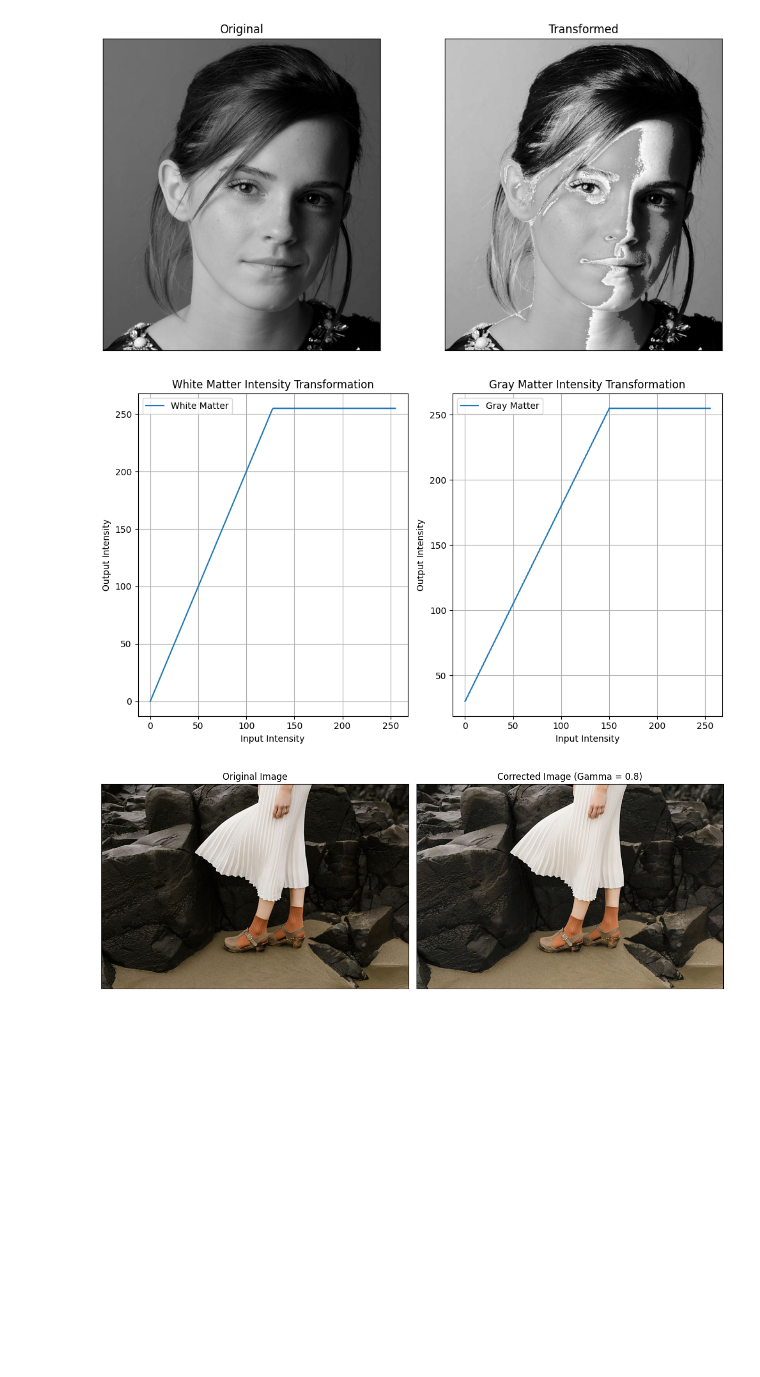
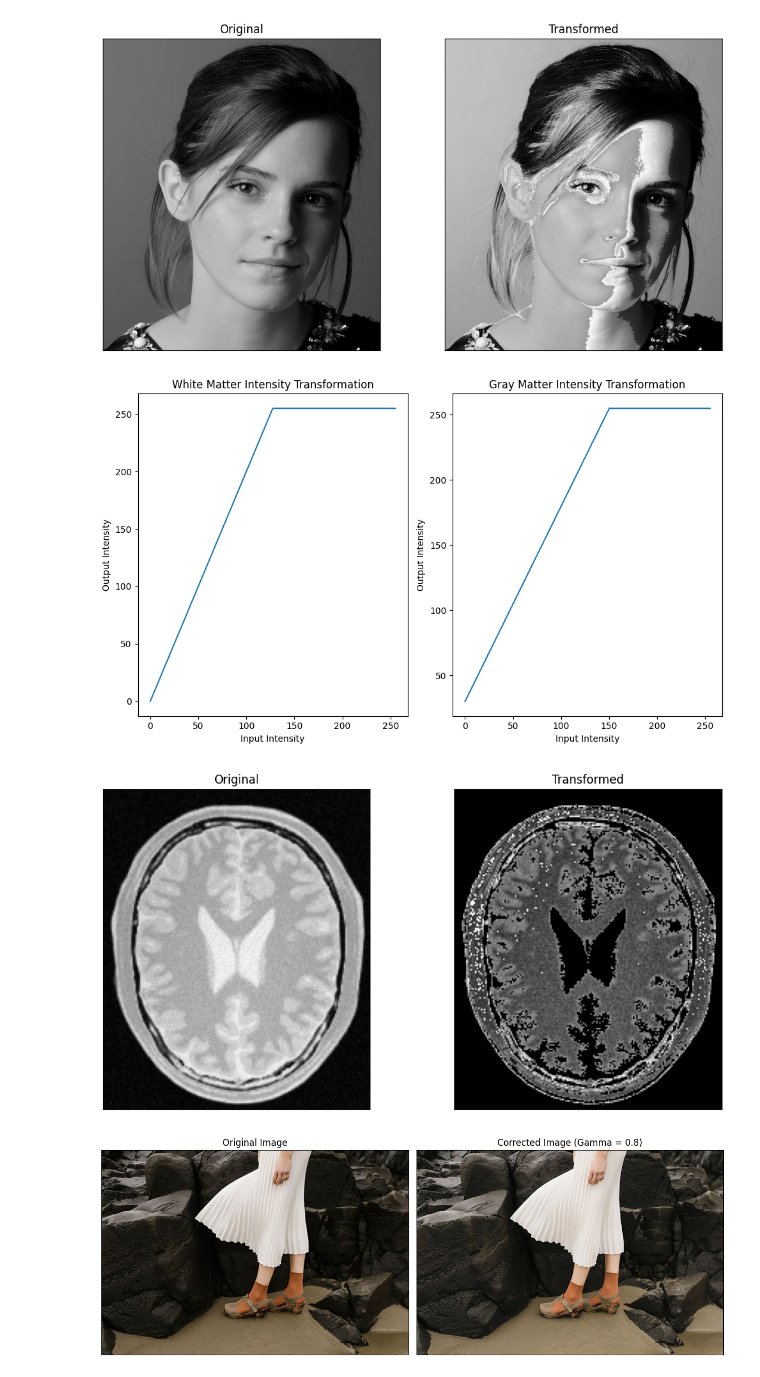
Before and after one commit to Chamod-Kavinda/Image-Processing-and-Machine-Vision, a Jupyter notebook: Assignment_01/Assignment_01.ipynb, the cells around one changed output. Cells and saved outputs as stored; diff of their text form; code cells hidden in the pictures; blank space fills up the shorter version.

```diff
--- a/Assignment_01/Assignment_01.ipynb
+++ b/Assignment_01/Assignment_01.ipynb
@@ -47,51 +47,51 @@ import matplotlib.pyplot as plt
 
 img_orig = cv.imread('BrainProtonDensitySlice9.png', cv.IMREAD_GRAYSCALE)
 
+# Define the transformation functions for white matter and gray matter
+# You can adjust the parameters and shapes of these functions to suit your needs
 def white_matter_transform(x):
     return np.clip(2 * x, 0, 255).astype('uint8')
 
 def gray_matter_transform(x):
     return np.clip(1.5 * x + 30, 0, 255).astype('uint8')
 
+# Apply the transformations to the respective intensity ranges
 white_matter_indices = np.where((img_orig >= 150) & (img_orig <= 200))
 gray_matter_indices = np.where((img_orig >= 50) & (img_orig < 150))
 
 img_transformed = np.zeros_like(img_orig)
 img_transformed[white_matter_indices] = white_matter_transform(img_orig[white_matter_indices])
 img_transformed[gray_matter_indices] = gray_matter_transform(img_orig[gray_matter_indices])
 
 # Plot the intensity transformations
 x = np.arange(256)
 plt.figure(figsize=(10, 6))
 
 plt.subplot(1, 2, 1)
 plt.plot(x, white_matter_transform(x), label='White Matter')
 plt.title('White Matter Intensity Transformation')
 plt.xlabel('Input Intensity')
 plt.ylabel('Output Intensity')
-plt.legend()
-plt.grid()
 
 plt.subplot(1, 2, 2)
 plt.plot(x, gray_matter_transform(x), label='Gray Matter')
 plt.title('Gray Matter Intensity Transformation')
 plt.xlabel('Input Intensity')
 plt.ylabel('Output Intensity')
-plt.legend()
-plt.grid()
 
 plt.tight_layout()
 plt.show()
-
-# Display the original and transformed images
-cv.namedWindow('Original Image', cv.WINDOW_AUTOSIZE)
-cv.imshow('Original Image', img_orig)
-cv.waitKey(0)
-cv.imshow('Transformed Image', img_transformed)
-cv.waitKey(0)
-cv.destroyAllWindows()
+fig, axes = plt.subplots(1, 2, sharex = 'all', sharey = 'all', figsize = (12, 6))
+axes[0].imshow(img_orig, cmap= 'gray')
+axes[0].set_title('Original')
+axes[0].set_xticks([]), axes[0].set_yticks([])
+axes[1].imshow(img_transformed, cmap= 'gray')
+axes[1].set_title('Transformed')
+axes[1].set_xticks([]), axes[1].set_yticks([])
+plt.show()
 # %% [output]
-[figure, old version]
+[figure, new version]
+[figure, added]
 # %%
 import cv2 as cv
 import numpy as np
```
Also changed, not shown: parts of 2 cells of this notebook.
